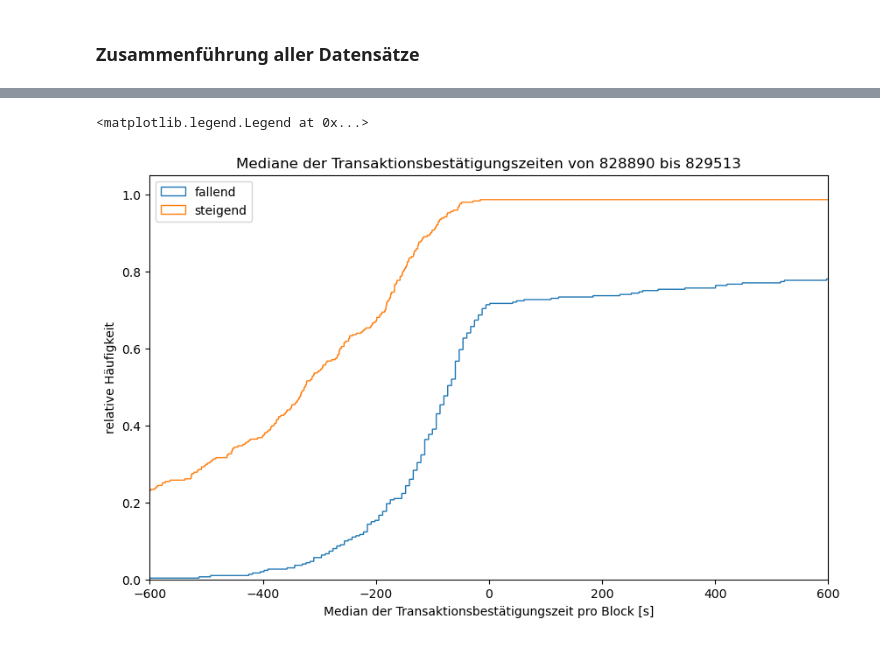
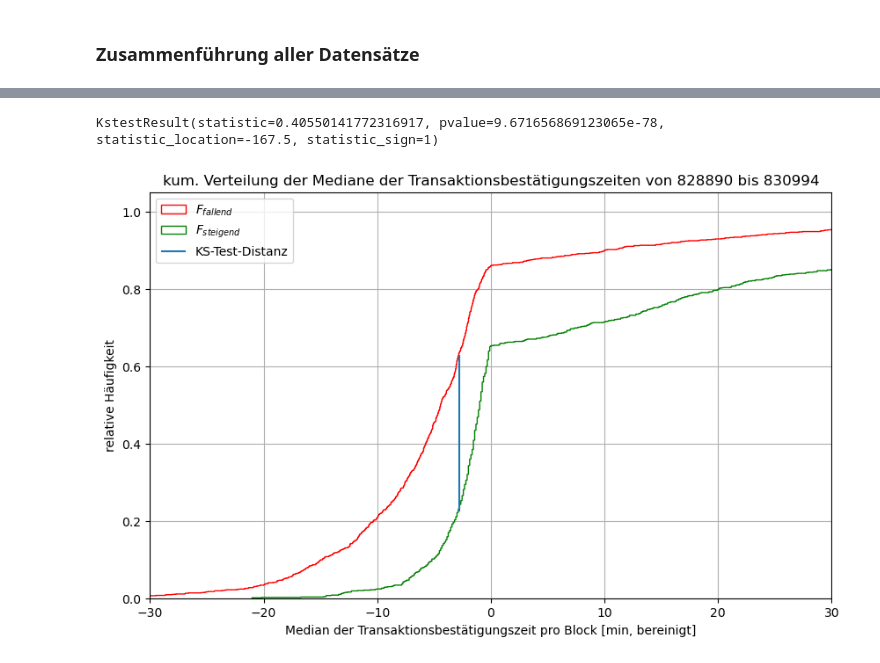
Before and after one commit to oscars181/Jugend-Forscht-Fee-Estimator, a Jupyter notebook: Datenanalyse.ipynb, the cells around one changed output, grey strips where cells are left out. Drawn from its saved outputs; the diff is of its cells as text; code cells hidden in the pictures.

```diff
--- a/Datenanalyse.ipynb
+++ b/Datenanalyse.ipynb
@@ -71,6 +76,7 @@ df_fee_comp["change_fee_est_wtfee"] = df_fee_comp['wtfee_est'].diff()
 df_fee_comp["blocktime"] = df_fee_comp["timestamp_y"].diff()
 
 df_avg_fee["blocktime"] = df_avg_fee["timestamp"].diff()
+df_avg_fee["change_avg_fee"] = df_avg_fee["avg_fee"].diff()
 
 #print(df_fee_comp.loc[df_fee_comp["change_avg_fee"] & df_fee_comp["change_avg_fee"] ])
 
@@ -119,19 +171,23 @@ data["blockheight"].astype(int)
+# %%
+print(stats.kstest(df_avg_fee["median_difftime"][df_avg_fee["change_avg_fee"].shift(-1)<0] ,df_avg_fee["median_difftime"][df_avg_fee["change_avg_fee"].shift(-1)>0]))
+# %% [output]
+KstestResult(statistic=0.40550141772316917, pvalue=9.671656869123065e-78, statistic_location=-167.5, statistic_sign=1)
 # %%
 plt.figure(figsize=(10,6))
 
-plt.hist(data["median_difftime"].loc[data["change_avg_fee"]<0], cumulative=True, density=True, bins=10000, label='fallend', histtype='step')
-plt.hist(data["median_difftime"].loc[data["change_avg_fee"]>0], cumulative=True, density=True, bins=10000, label='steigend', histtype='step')
+plt.hist(df_avg_fee["median_difftime"].loc[df_avg_fee["change_avg_fee"].shift(-1)<0]/60, cumulative=True, density=True, bins=100000, label='$F_{fallend}$', histtype='step', color="red")
+plt.hist(df_avg_fee["median_difftime"].loc[df_avg_fee["change_avg_fee"].shift(-1)>0]/60, cumulative=True, density=True, bins=100000, label='$F_{steigend}$', histtype='step', color="green")
+ymin=0.225
+plt.vlines(x=-167.5/60, ymin=ymin, ymax=(ymin+0.405), label="KS-Test-Distanz")
 
-
-
-plt.xlim(-600, 600)
+plt.xlim(-30, 30)
 
 plt.ylabel('relative Häufigkeit')
-plt.xlabel("Median der Transaktionsbestätigungszeit pro Block [s]")
-plt.title('Mediane der Transaktionsbestätigungszeiten von {} bis {}'.format(str(data["blockheight"].min()), str(data["blockheight"].max())))
+plt.xlabel("Median der Transaktionsbestätigungszeit pro Block [min, bereinigt]")
+plt.title('kum. Verteilung der Mediane der Transaktionsbestätigungszeiten von {} bis {}'.format(str(df_avg_fee["blockheight"].min()), str(df_avg_fee["blockheight"].max())))
 plt.legend()
+plt.grid()
 # %% [output]
-<matplotlib.legend.Legend at 0x...>
-[figure, old version]
+[figure, new version]
 # %%
 # OVERVIEW DATA
```
Also changed, not shown: parts of 22 cells of this notebook.
